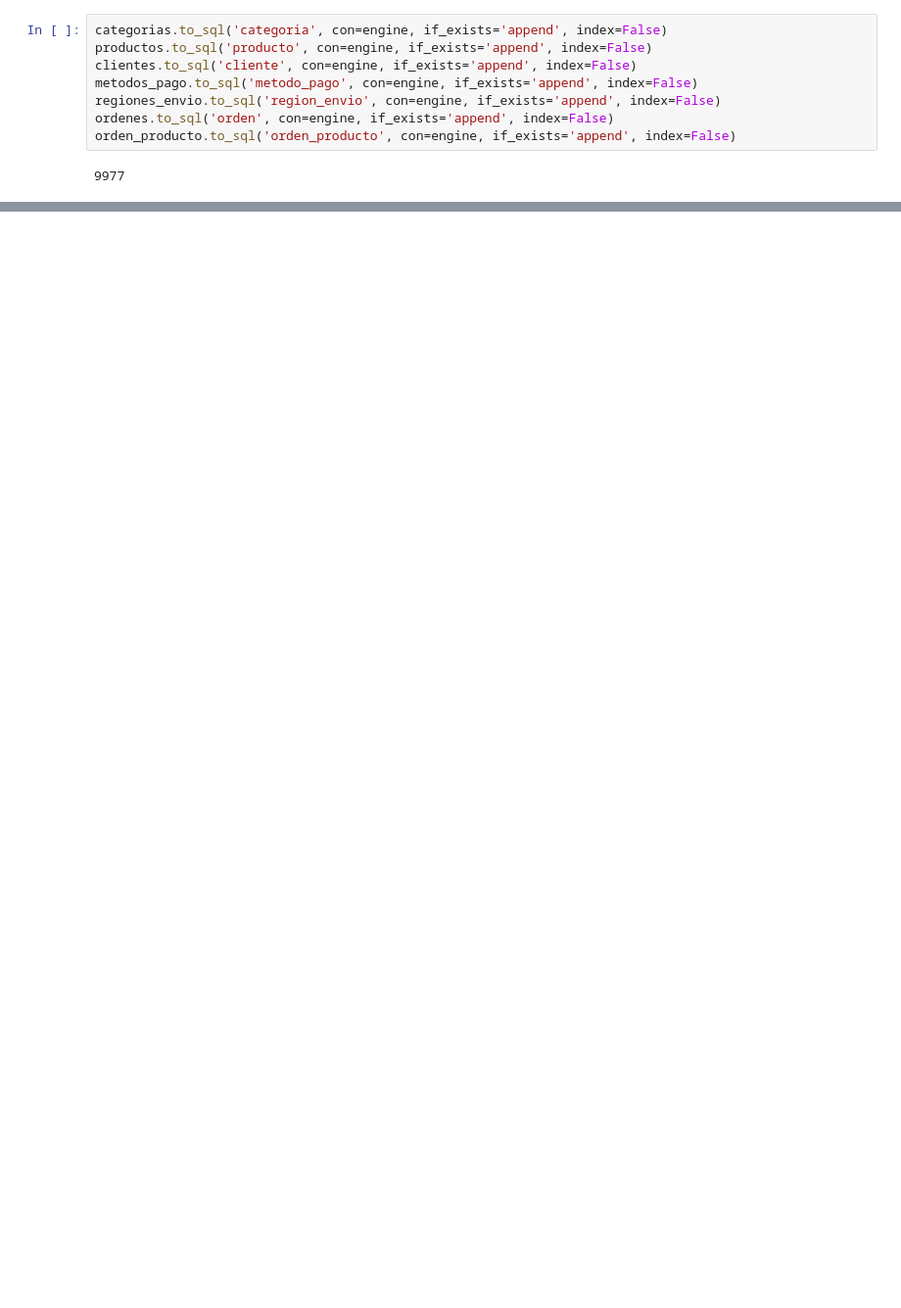
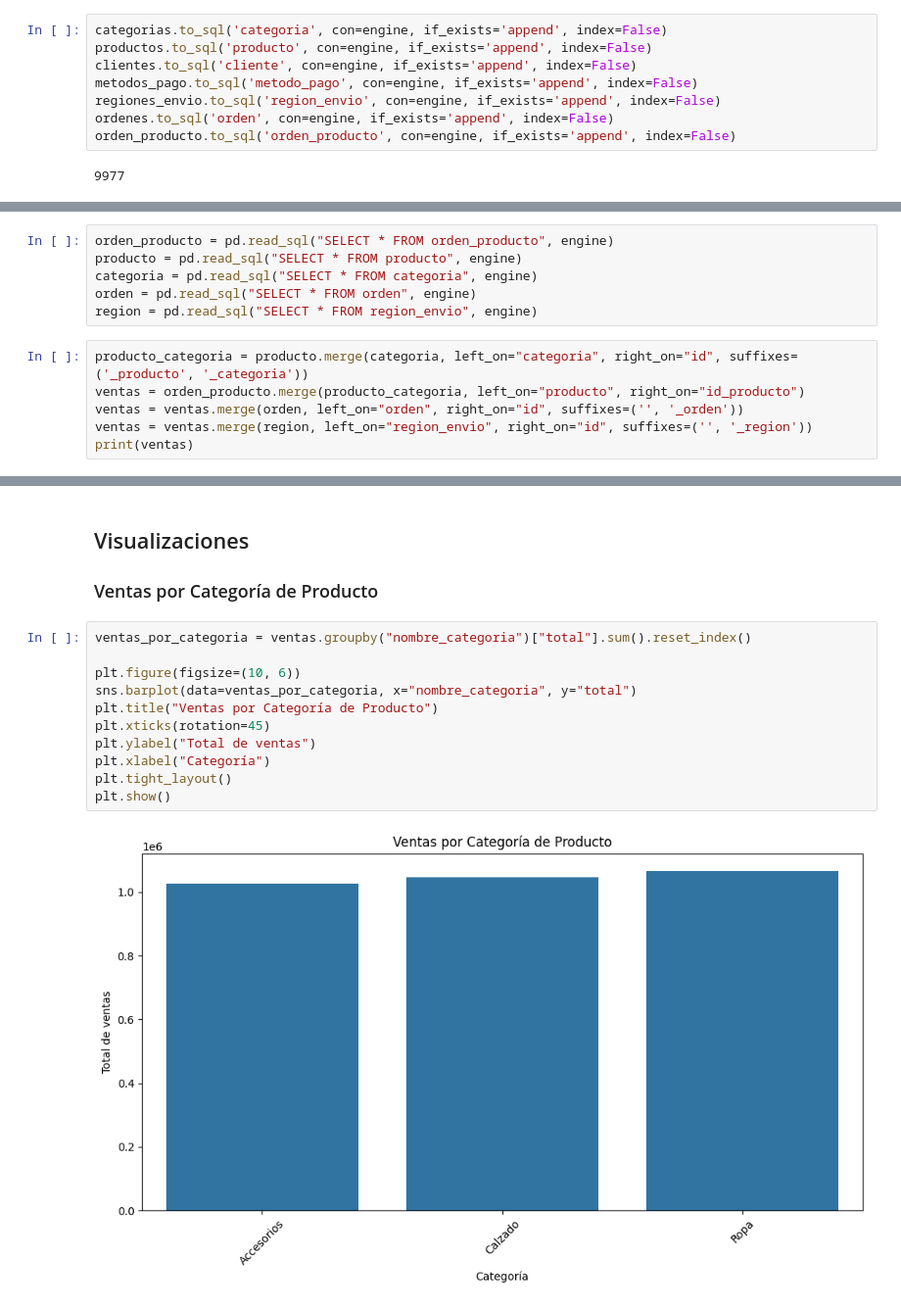
Before and after one commit to bryan967132/SOG22S25_Grupo16, a Jupyter notebook: Practica_Grupo16.ipynb, the cells around one changed output, grey strips where cells are left out. Shown at 98% size. Drawn from its saved outputs; the diff is of its cells as text; blank space fills up the shorter version.

Commit message:
[UPDATE] Visualizaciones

```diff
--- a/Practica_Grupo16.ipynb
+++ b/Practica_Grupo16.ipynb
@@ -230,0 +269,12 @@ orden_producto.to_sql('orden_producto', con=engine, if_exists='append', index=Fa
+# %%
+orden_producto = pd.read_sql("SELECT * FROM orden_producto", engine)
+producto = pd.read_sql("SELECT * FROM producto", engine)
+categoria = pd.read_sql("SELECT * FROM categoria", engine)
+orden = pd.read_sql("SELECT * FROM orden", engine)
+region = pd.read_sql("SELECT * FROM region_envio", engine)
+# %%
+producto_categoria = producto.merge(categoria, left_on="categoria", right_on="id", suffixes=('_producto', '_categoria'))
+ventas = orden_producto.merge(producto_categoria, left_on="producto", right_on="id_producto")
+ventas = ventas.merge(orden, left_on="orden", right_on="id", suffixes=('', '_orden'))
+ventas = ventas.merge(region, left_on="region_envio", right_on="id", suffixes=('', '_region'))
+print(ventas)
@@ -230,0 +313,16 @@ orden_producto.to_sql('orden_producto', con=engine, if_exists='append', index=Fa
+# %% [markdown]
+## Visualizaciones
+### Ventas por Categoría de Producto
+# %%
+ventas_por_categoria = ventas.groupby("nombre_categoria")["total"].sum().reset_index()
+
+plt.figure(figsize=(10, 6))
+sns.barplot(data=ventas_por_categoria, x="nombre_categoria", y="total")
+plt.title("Ventas por Categoría de Producto")
+plt.xticks(rotation=45)
+plt.ylabel("Total de ventas")
+plt.xlabel("Categoría")
+plt.tight_layout()
+plt.show()
+# %% [output]
+[figure, added]
```
Also changed, not shown: parts of 24 cells of this notebook.
